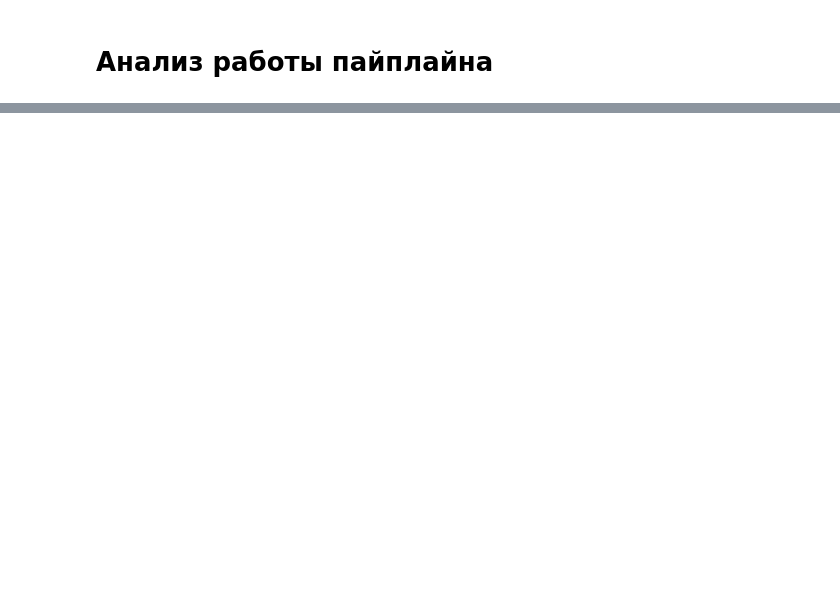
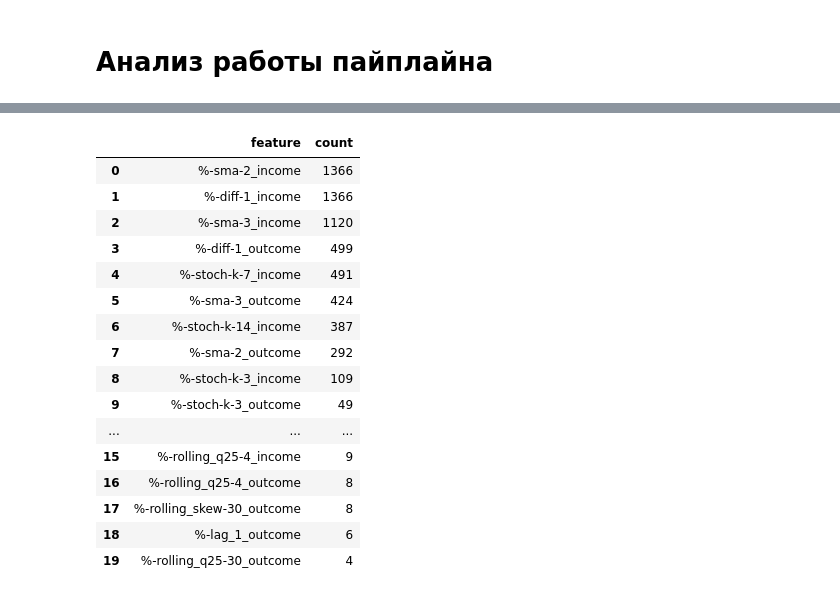
Before and after one commit to Blausher/ts, a Jupyter notebook: project.ipynb, the cells around one changed output, grey strips where cells are left out. Cells and saved outputs as stored; diff of their text form; code cells hidden in the pictures; blank space fills up the shorter version.

```diff
--- a/project.ipynb
+++ b/project.ipynb
@@ -394,4 +391,26 @@ pct_retrained: 0.84
 df_feats = mr.df_results[~mr.df_results['selected_features_in'].isna()]
 counter_in = Counter(df_feats['selected_features_in'].explode().to_list())
 counter_out = Counter(df_feats['selected_features_out'].explode().to_list())
+df_counter_in = pd.DataFrame(counter_in.most_common(n = 20), columns=['feature', 'count'])
+df_counter_out = pd.DataFrame(counter_out.most_common(n = 20), columns=['feature', 'count'])
+# %%
+df_counter_in
+# %% [output]
+|  | feature | count |
+| 0 | %-sma-2_income | 1366 |
+| 1 | %-diff-1_income | 1366 |
+| 2 | %-sma-3_income | 1120 |
+| 3 | %-diff-1_outcome | 499 |
+| 4 | %-stoch-k-7_income | 491 |
+| 5 | %-sma-3_outcome | 424 |
+| 6 | %-stoch-k-14_income | 387 |
+| 7 | %-sma-2_outcome | 292 |
+| 8 | %-stoch-k-3_income | 109 |
+| 9 | %-stoch-k-3_outcome | 49 |
+| ... | ... | ... |
+| 15 | %-rolling_q25-4_income | 9 |
+| 16 | %-rolling_q25-4_outcome | 8 |
+| 17 | %-rolling_skew-30_outcome | 8 |
+| 18 | %-lag_1_outcome | 6 |
+| 19 | %-rolling_q25-30_outcome | 4 |
 # %%
```
Also changed, not shown: parts of 13 cells of this notebook, 3 other files.
